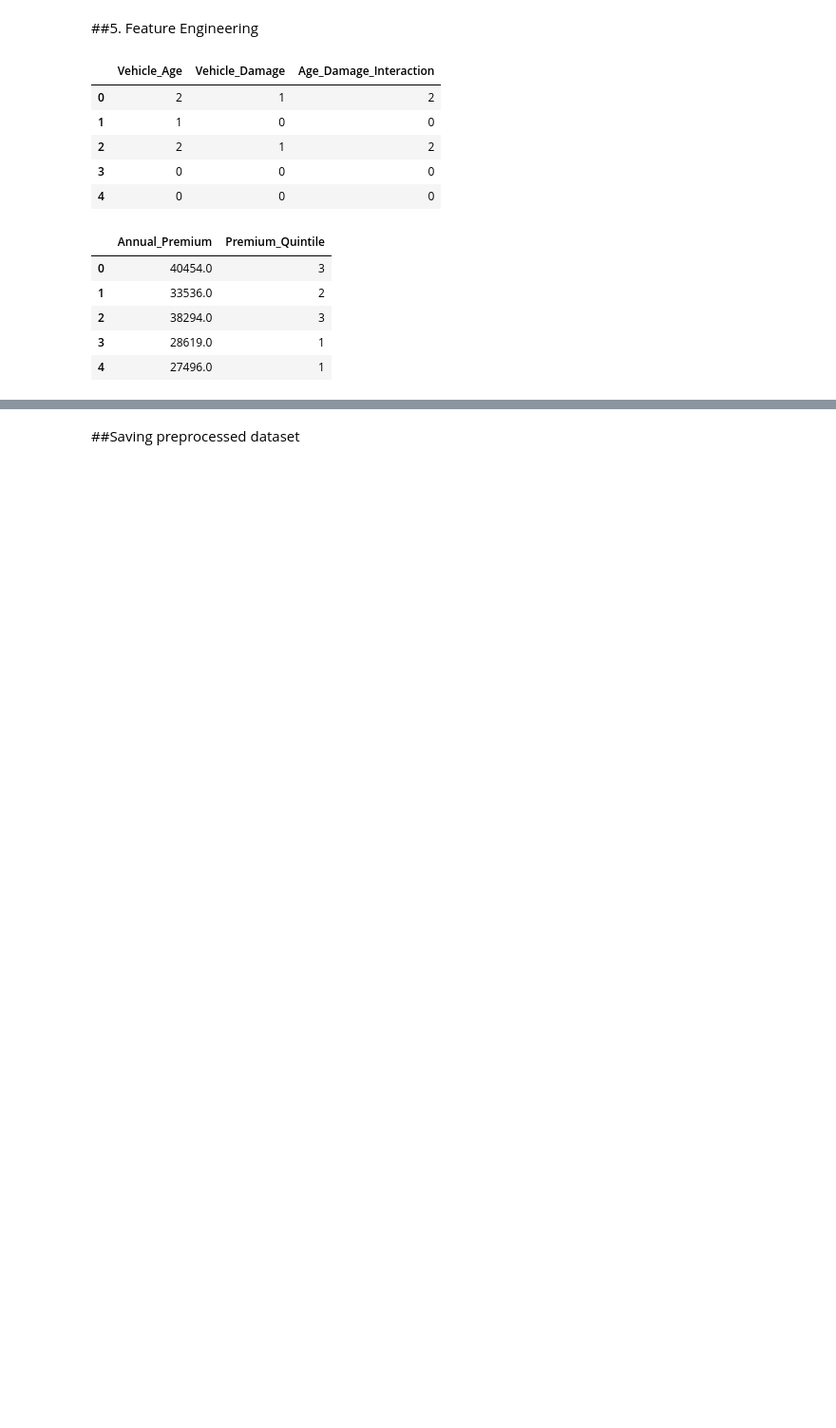
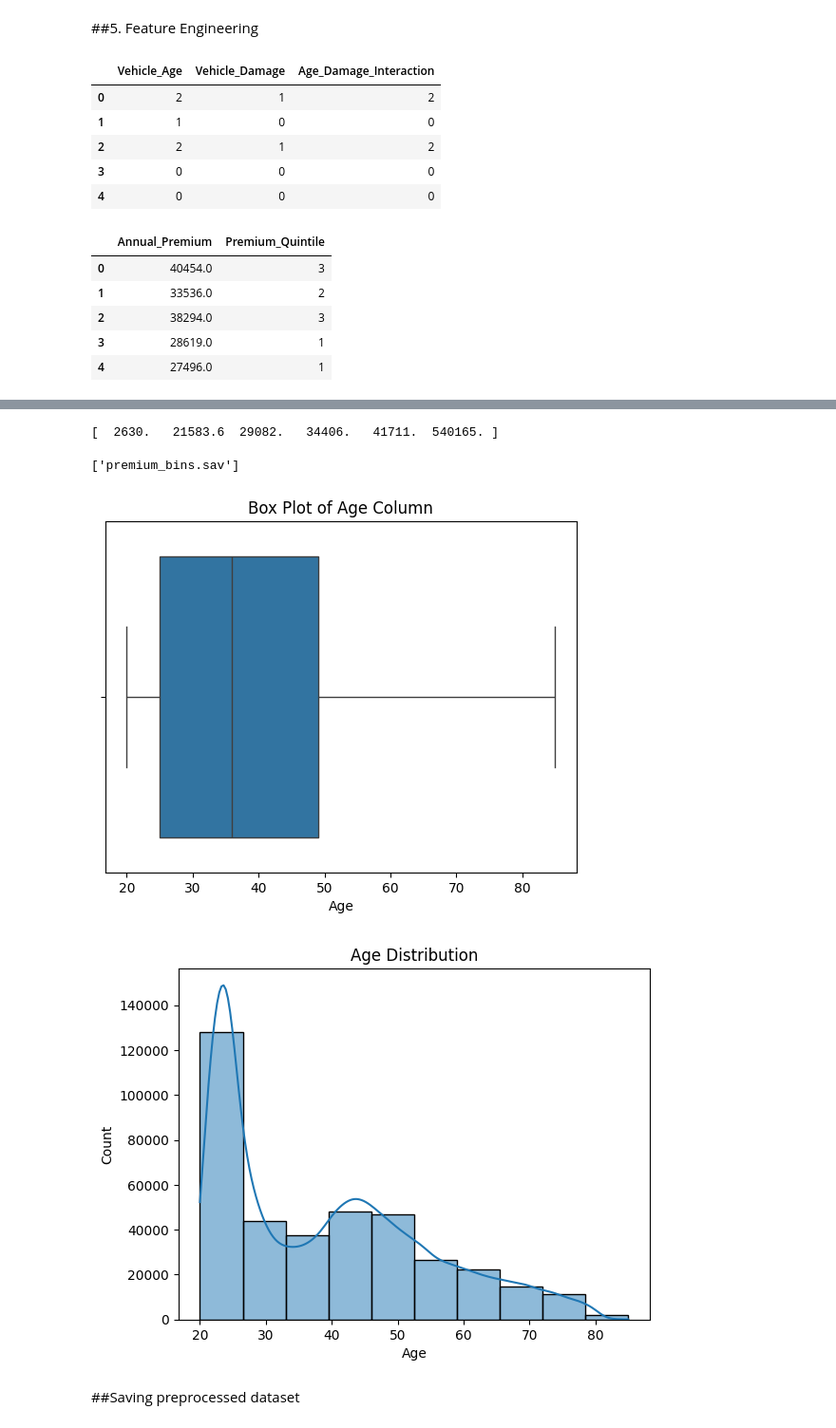
Before and after one commit to Hami-K/insurance-predictor, a Jupyter notebook: notebooks/data_preprocessing.ipynb, the cells around one changed output, grey strips where cells are left out. Shown at 95% size. Cells and saved outputs as stored; diff of their text form; code cells hidden in the pictures; blank space fills up the shorter version.

```diff
--- a/notebooks/data_preprocessing.ipynb
+++ b/notebooks/data_preprocessing.ipynb
@@ -168,3 +190,34 @@ dtype: int64
+# %%
+df['Premium_Quintile'], premium_bins = pd.qcut(
+    df['Annual_Premium'],
+    q=5,
+    labels=False,
+    retbins=True,
+    duplicates='drop'
+)
+
+print(premium_bins)
+# %% [output]
+[  2630.   21583.6  29082.   34406.   41711.  540165. ]
+# %%
+import joblib
+
+joblib.dump(premium_bins, "../exports/premium_bins.sav")
+# %% [output]
+['premium_bins.sav']
+# %%
+# Generate a box plot
+sns.boxplot(x=df['Age'])
+plt.title('Box Plot of Age Column')
+plt.show()
+
+# Generate a histogram
+sns.histplot(df['Age'], bins=10, kde=True)
+plt.title('Age Distribution')
+plt.show()
+# %% [output]
+[figure, added]
+[figure, added]
 # %% [markdown]
 ##Saving preprocessed dataset
 # %%
```
Also changed, not shown: parts of 8 cells of this notebook, 18 other files.
